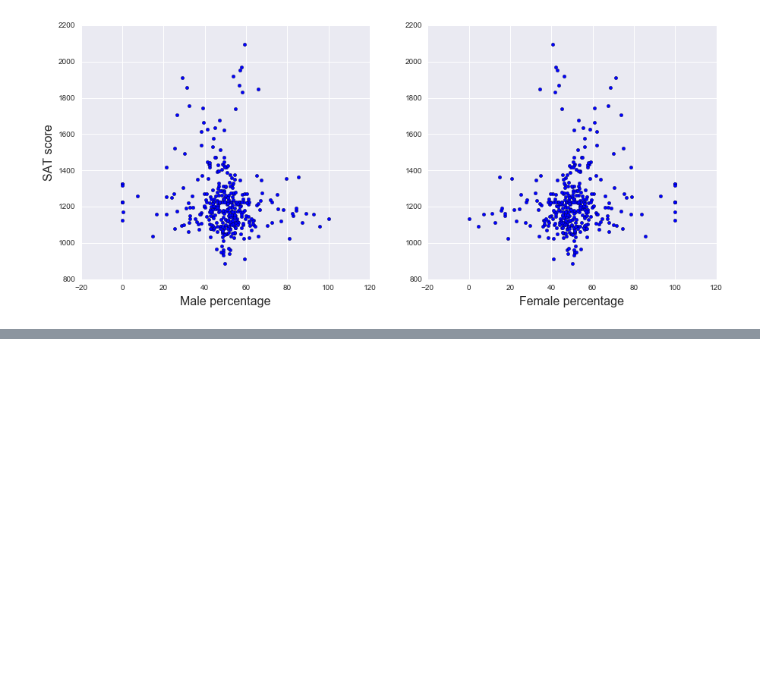
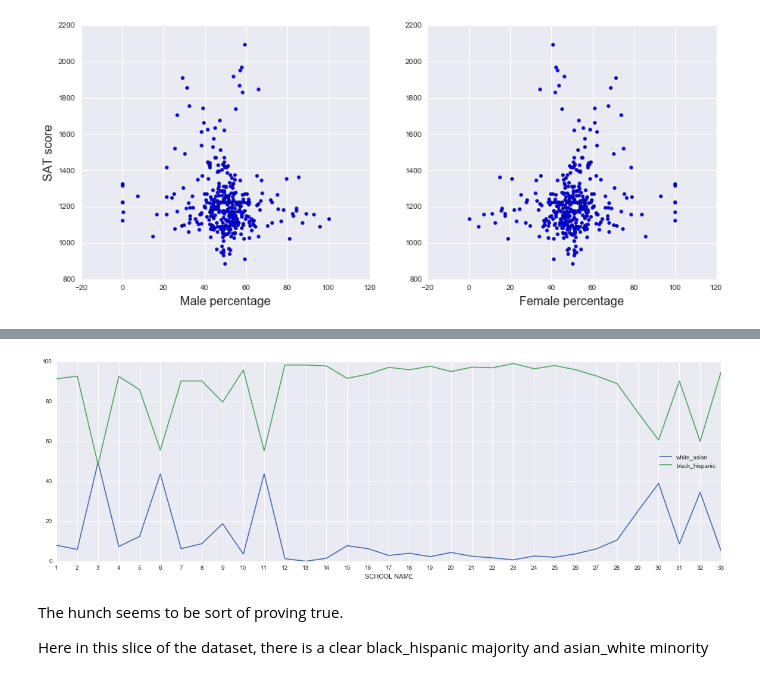
Before and after one commit to chrke/SAT_NY-high-schools, a Jupyter notebook: Schools.ipynb, the cells around one changed output, grey strips where cells are left out. Drawn from its saved outputs; the diff is of its cells as text; code cells hidden in the pictures; blank space fills up the shorter version.

```diff
--- a/Schools.ipynb
+++ b/Schools.ipynb
@@ -408,0 +503,7 @@ There doesn't seem to be a solid positive or negative correlation with either th
+# %%
+# now researching the data points wihch have greater than 40% AP test takers but less than 1800 score
+
+high_per_low_score = combined[(combined["ap_per"] > 40) & (combined["sat_score"] < 1800)][columns_of_interest]
+high_per_low_score["white_asian"] = high_per_low_score["white_per"] + high_per_low_score["asian_per"]
+high_per_low_score["black_hispanic"] = high_per_low_score["black_per"] + high_per_low_score["hispanic_per"]
+high_per_low_score.head()
@@ -408,0 +517,18 @@ There doesn't seem to be a solid positive or negative correlation with either th
+# %%
+fig = plt.figure(figsize=(20,6))
+ax = fig.add_subplot(1,1,1)
+
+high_per_low_score[["SCHOOL NAME","white_asian"]].set_index("SCHOOL NAME").plot(ax=ax)
+high_per_low_score[["SCHOOL NAME","black_hispanic"]].set_index("SCHOOL NAME").plot(ax=ax)
+
+ax.set_xticks(np.arange(0,len(high_per_low_score)))
+ax.set_xticklabels(np.arange(1,(len(high_per_low_score)+1)))
+
+
+plt.show()
+# %% [output]
+[figure, added]
+# %% [markdown]
+The hunch seems to be sort of proving true.
+
+Here in this slice of the dataset, there is a clear black_hispanic majority and asian_white minority
```
Also changed, not shown: parts of 13 cells of this notebook.
